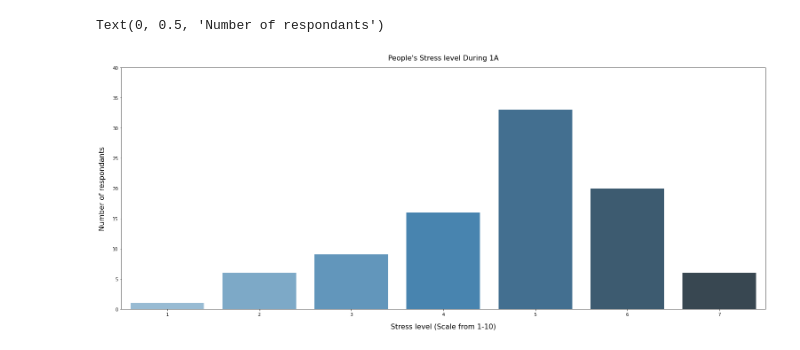
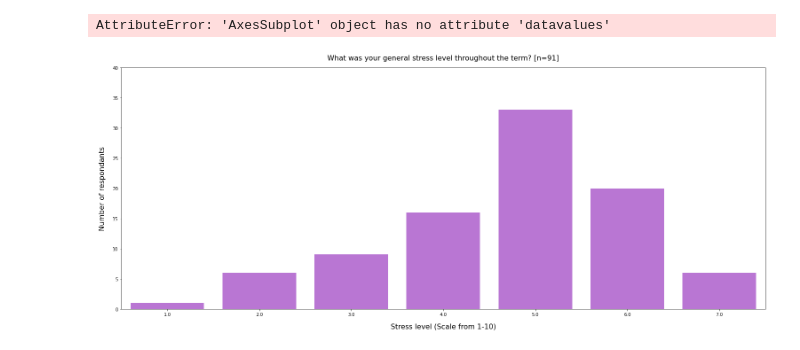
Before and after one commit to SYDE-26/1A-Class-Profile-Data-Analysis, a Jupyter notebook: Lifestyle & Recreation/Arya/Stress levels.ipynb, the cells around one changed output. Saved outputs shown, nothing was run; the diff lists cells and outputs as text; code cells hidden in the pictures.

```diff
--- a/Lifestyle & Recreation/Arya/Stress levels.ipynb
+++ b/Lifestyle & Recreation/Arya/Stress levels.ipynb
@@ -50,13 +71,14 @@ stress_df
 # %%
 
 plt.figure(figsize=(26,10))
-plt.title("People's Stress level During 1A", fontsize=16, y=1.02)
-ax = sns.barplot(x=stress_df["stress"], y=stress_df["Number of people"], data=stress_df, palette="Blues_d")
-ax.set(ylim=(0, 40))
+plt.title("What was your general stress level throughout the term? [n=91]", fontsize=16, y=1.02)
+graph = sns.barplot(x=stress_df["stress"], y=stress_df["Number of people"], data=stress_df, color="#C067E2")
+graph.set(ylim=(0, 40))
 plt.xlabel("Stress level (Scale from 1-10)", labelpad=15, fontsize=16)
 plt.ylabel("Number of respondants" , labelpad=15, fontsize=16)
+graph.bar_label(graph)
 # %% [output]
-Text(0, 0.5, 'Number of respondants')
+AttributeError: 'AxesSubplot' object has no attribute 'datavalues'
-[figure, old version]
+[figure, new version]
 # %%
 ax.figure.savefig('graphs/Stree_Level.svg')
```
Also changed, not shown: parts of 4 cells of this notebook, 5 other files.
